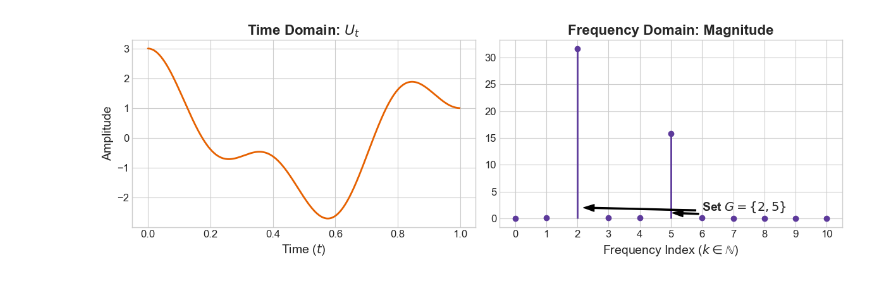
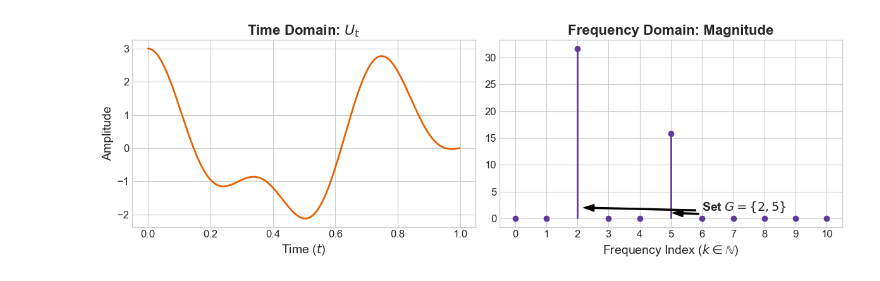
Before and after one commit to rlawnsiiiii/robust_deconfounding, a Jupyter notebook: presentation/scripts/sparse_U.ipynb, the cells around one changed output. Drawn from its saved outputs; the diff is of its cells as text; code cells hidden in the pictures.

Commit message:
fix script. we use type 3 cosine basis

```diff
--- a/presentation/scripts/sparse_U.ipynb
+++ b/presentation/scripts/sparse_U.ipynb
@@ -11,9 +11,9 @@ t = np.linspace(0, T, n, endpoint=False)
 # G = {2, 5}
 k1, k2 = 2, 5
 
-U_time = 2.0 * np.cos(np.pi * k1 * t / T) + 1.0 * np.cos(np.pi * k2 * t / T)
+U_time = 2.0 * np.cos(np.pi * t / T * (k1 + 0.5)) + 1.0 * np.cos(np.pi * t / T * (k2 + 0.5))
 
-U_freq = dct(U_time, norm='ortho')
+U_freq = dct(U_time, norm='ortho', type=3)
 k_indices = np.arange(len(U_freq))
 magnitude = np.abs(U_freq)
 
@@ -24,31 +24,31 @@ fig, (ax1, ax2) = plt.subplots(1, 2, figsize=(12, 4))
 
 # Plot 1: Time Domain
 ax1.plot(t, U_time, color='#E66100', linewidth=2)
 ax1.set_title('Time Domain: $U_t$', fontsize=16, fontweight='bold')
 ax1.set_xlabel('Time ($t$)', fontsize=14)
 ax1.set_ylabel('Amplitude', fontsize=14)
 ax1.tick_params(axis='both', labelsize=12)
 # Plot 2: Frequency Domain
 # We use a stem plot to emphasize that these are discrete integer bins (natural numbers)
 markerline, stemlines, baseline = ax2.stem(k_indices, magnitude, linefmt='#5D3A9B', markerfmt='o', basefmt=" ")
 plt.setp(stemlines, 'linewidth', 2)
 plt.setp(markerline, 'markersize', 6)
 
 ax2.set_title('Frequency Domain: Magnitude', fontsize=16, fontweight='bold')
 ax2.set_xlabel('Frequency Index ($k \in \mathbb{N}$)', fontsize=14)
 ax2.set_xlim(-0.5, 10.5) # Zoom in to indices 0 through 10 (since the rest are zero)
 ax2.set_xticks(np.arange(0, 11, 1)) # Force integer ticks to show natural numbers
 ax2.tick_params(axis='both', labelsize=12)
 
 # Annotate the sparse set G
 ax2.annotate('Set $G=\{2, 5\}$', xy=(k2, 1.05), xytext=(6, 1.5),
              arrowprops=dict(facecolor='black', shrink=0.05, width=1.5, headwidth=8),
              fontsize=14, fontweight='bold')
 ax2.annotate('', xy=(k1, 2.05), xytext=(6, 1.5),
              arrowprops=dict(facecolor='black', shrink=0.05, width=1.5, headwidth=8))
 
 plt.tight_layout()
 plt.savefig('sparse_U_example.pdf', format='pdf', bbox_inches='tight')
 plt.show()
 # %% [output]
-[figure, old version]
+[figure, new version]
```
